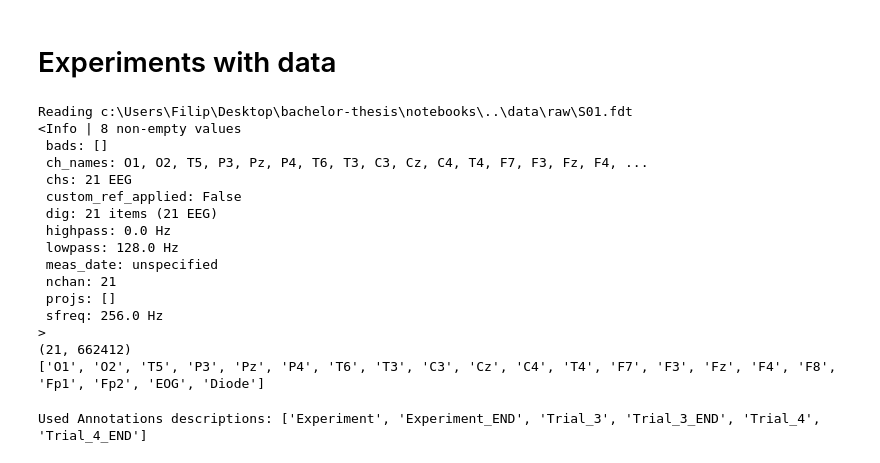
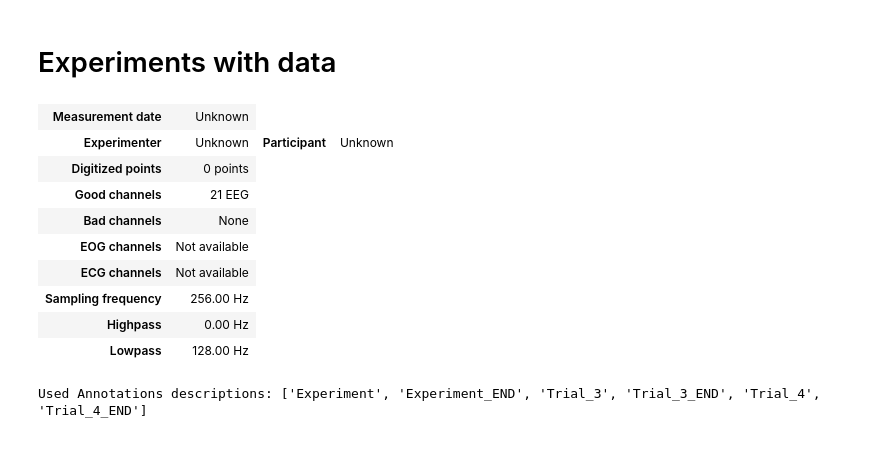
Before and after one commit to FilipFrak/bachelor-thesis, a Jupyter notebook: notebooks/experiments.ipynb, the cells around one changed output. Drawn from its saved outputs; the diff is of its cells as text; code cells hidden in the pictures.

Commit message:
Cleanup notebook

```diff
--- a/notebooks/experiments.ipynb
+++ b/notebooks/experiments.ipynb
@@ -9,26 +11,18 @@ from mne import preprocessing
 # %%
 path = r'../data/raw/S01.set'
-eeglab_raw = mne.io.read_raw_eeglab(path)
-print(eeglab_raw.info)
-print(eeglab_raw.get_data(units='uV').shape)
-print(eeglab_raw.ch_names)
+eeglab_raw = mne.io.read_raw_eeglab(path,verbose=False)
+eeglab_raw.info
 # %% [output]
-Reading c:\Users\Filip\Desktop\bachelor-thesis\notebooks\..\data\raw\S01.fdt
-<Info | 8 non-empty values
- bads: []
- ch_names: O1, O2, T5, P3, Pz, P4, T6, T3, C3, Cz, C4, T4, F7, F3, Fz, F4, ...
- chs: 21 EEG
- custom_ref_applied: False
- dig: 21 items (21 EEG)
- highpass: 0.0 Hz
- lowpass: 128.0 Hz
- meas_date: unspecified
- nchan: 21
- projs: []
- sfreq: 256.0 Hz
->
-(21, 662412)
-['O1', 'O2', 'T5', 'P3', 'Pz', 'P4', 'T6', 'T3', 'C3', 'Cz', 'C4', 'T4', 'F7', 'F3', 'Fz', 'F4', 'F8', 'Fp1', 'Fp2', 'EOG', 'Diode']
+| Measurement date | Unknown |
+| Experimenter | Unknown | Participant | Unknown |
+| Digitized points | 0 points |
+| Good channels | 21 EEG |
+| Bad channels | None |
+| EOG channels | Not available |
+| ECG channels | Not available |
+| Sampling frequency | 256.00 Hz |
+| Highpass | 0.00 Hz |
+| Lowpass | 128.00 Hz |
 # %%
 eventstarts = mne.events_from_annotations(eeglab_raw.copy())[0]
 # %% [output]
```
Also changed, not shown: parts of 7 cells of this notebook, 1 other file.
